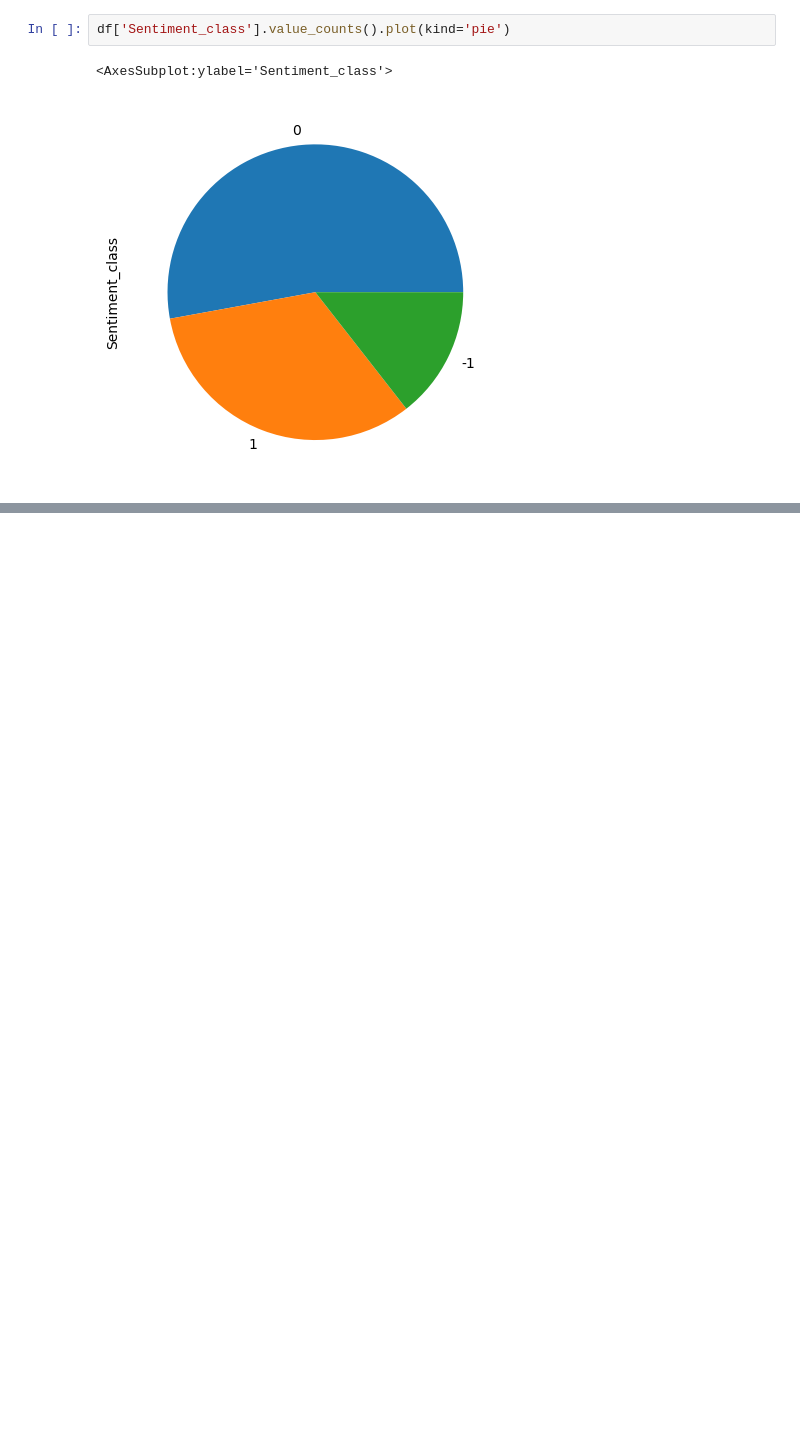
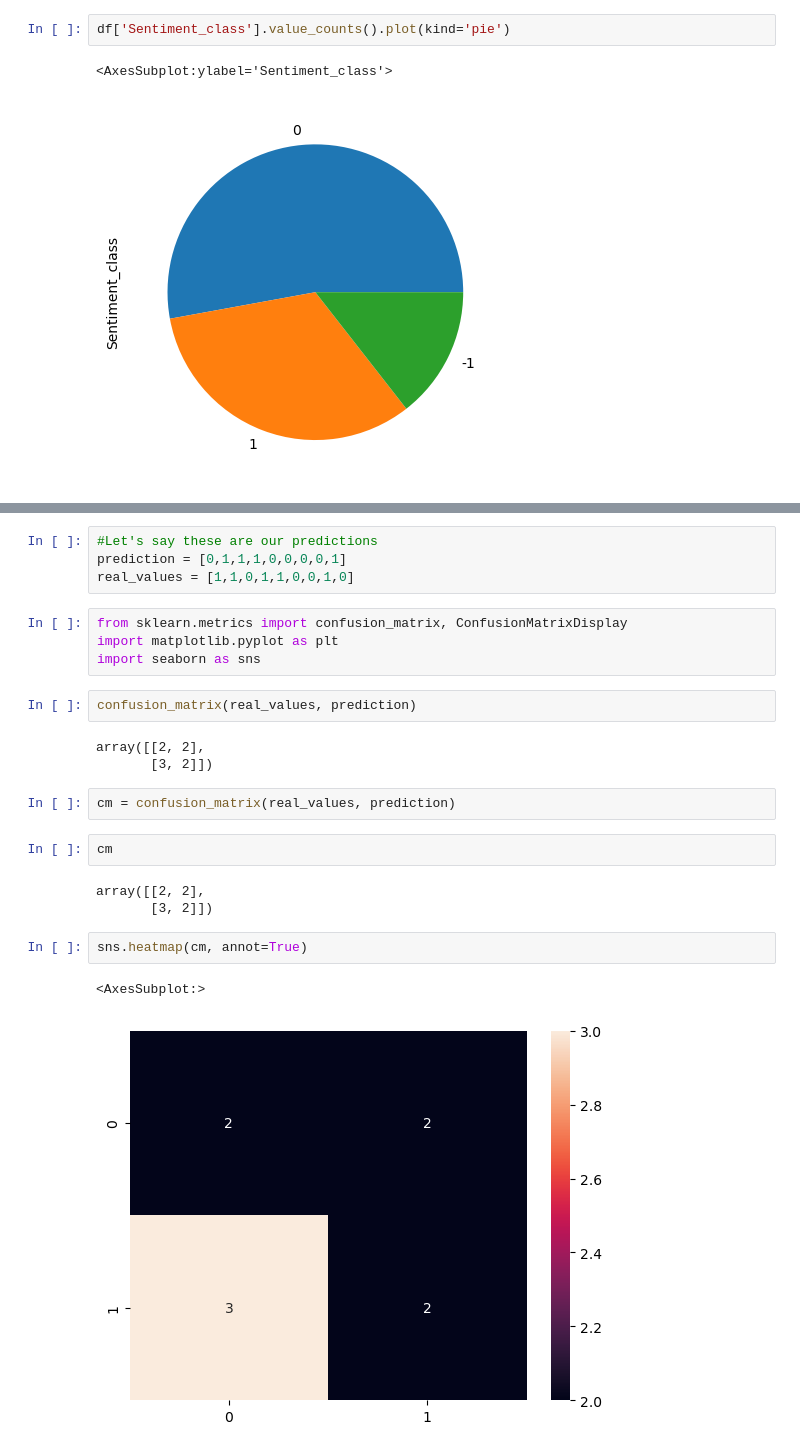
Before and after one commit to Infinity1008/Concept_explainers, a Jupyter notebook: NLP/NLP - 09 ML Basics.ipynb, the cells around one changed output, grey strips where cells are left out. Saved outputs shown, nothing was run; the diff lists cells and outputs as text; blank space fills up the shorter version.

```diff
--- a/NLP/NLP - 09 ML Basics.ipynb
+++ b/NLP/NLP - 09 ML Basics.ipynb
@@ -305,0 +456,25 @@ df['Sentiment_class'].value_counts().plot(kind='pie')
+# %%
+#Let's say these are our predictions
+prediction = [0,1,1,1,0,0,0,0,1]
+real_values = [1,1,0,1,1,0,0,1,0]
+# %%
+from sklearn.metrics import confusion_matrix, ConfusionMatrixDisplay
+import matplotlib.pyplot as plt
+import seaborn as sns
+# %%
+confusion_matrix(real_values, prediction)
+# %% [output]
+array([[2, 2],
+       [3, 2]])
+# %%
+cm = confusion_matrix(real_values, prediction)
+# %%
+cm
+# %% [output]
+array([[2, 2],
+       [3, 2]])
+# %%
+sns.heatmap(cm, annot=True)
+# %% [output]
+<AxesSubplot:>
+[figure, added]
```
Also changed, not shown: parts of 36 cells of this notebook, 5 other files.
